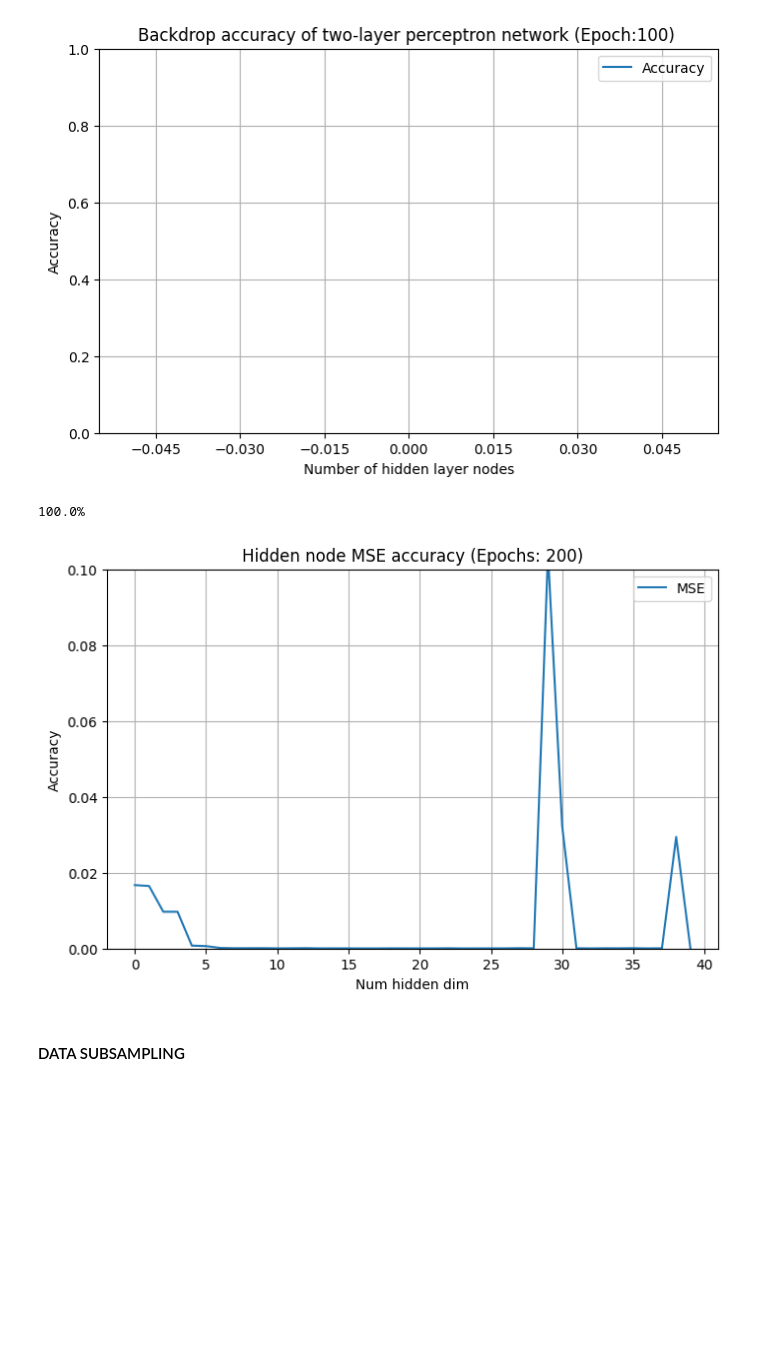
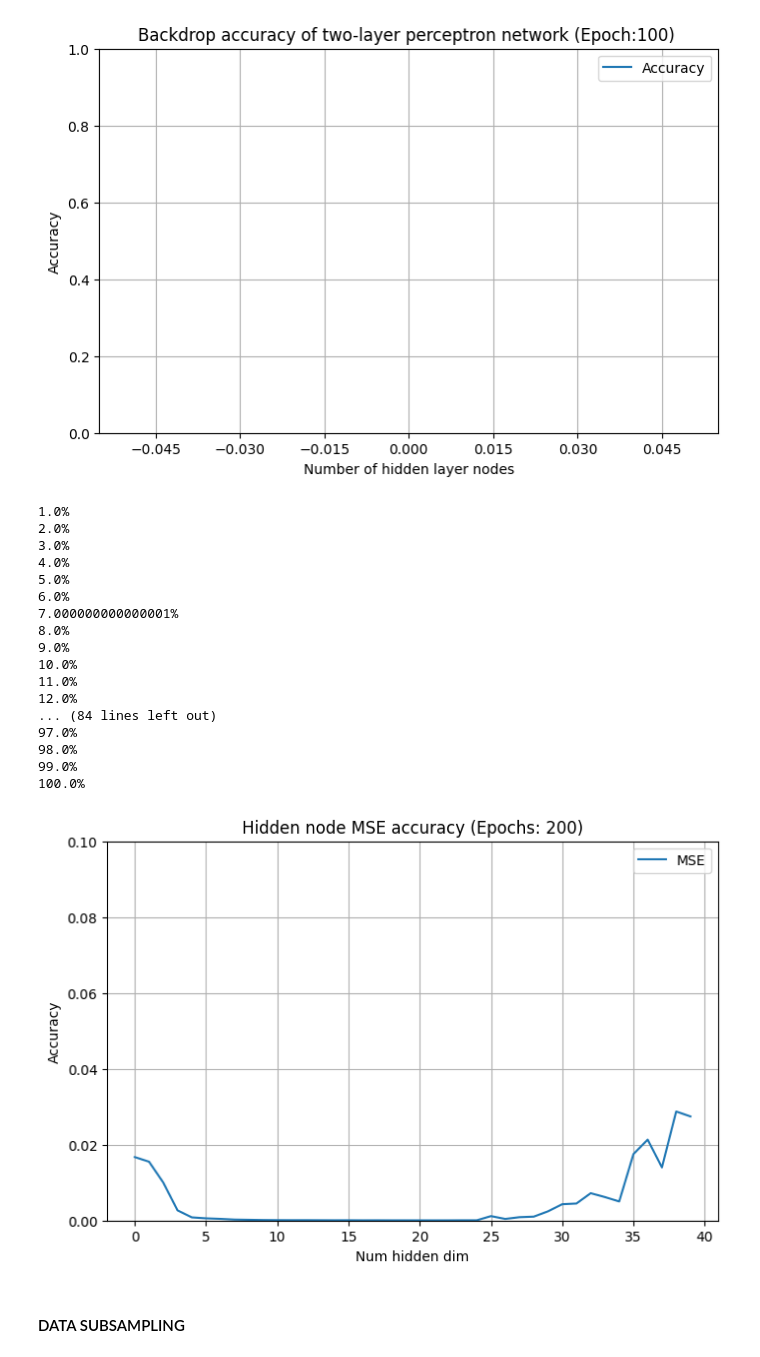
Before and after one commit to Ton3t3/DD2437, a Jupyter notebook: lab_1b/lab_1b_part_one.ipynb, the cells around one changed output. Drawn from its saved outputs; the diff is of its cells as text; code cells hidden in the pictures; blank space fills up the shorter version.

```diff
--- a/lab_1b/lab_1b_part_one.ipynb
+++ b/lab_1b/lab_1b_part_one.ipynb
@@ -399,6 +399,19 @@ def check_accuracy_gauss(w,v,X,t):
           correct += 1
   return correct / X.shape[1]
 
+def plot_accuracy_gauss(mse_history, title, title_suffix=''):
+    plt.figure(figsize=(8, 5))
+    plt.plot(mse_history, label='MSE')
+    plt.title(title + " " + title_suffix)
+    plt.xlabel('Epochs')
+    plt.ylabel('Accuracy')
+    plt.ylim(0, 0.5)
+    plt.grid()
+    plt.gca().xaxis.set_major_locator(MaxNLocator(integer=True))
+    plt.legend()
+    plt.show()
+
+
 '''
 Mean Squared Error accuracy function
 Follows the formula: MSE = 1/N * sum((t - Z_data)^2) / 4
@@ -416,12 +429,17 @@ def dataset_splitter(X_full, t_full, percentage):
     t_train = t_full
     return X_train, t_train, None, None
   else:
-    subsamp = np.random.choice(X_full.shape[1], size = int(X_full.shape[1]*percentage), replace=False)
-    subsamp = np.sort(subsamp)
-    X_val = np.delete(X_full, subsamp, axis=1)
-    t_val = np.delete(t_full, subsamp, axis=1)
-    X_train = X_full[:,subsamp]
-    t_train = t_full[:,subsamp]
+    # subsamp = np.random.choice(X_full.shape[1], size = int(X_full.shape[1]*percentage), replace=False)
+    # subsamp = np.sort(subsamp)
+    # X_val = np.delete(X_full, subsamp, axis=1)
+    # t_val = np.delete(t_full, subsamp, axis=1)
+    # X_train = X_full[:,subsamp]
+    # t_train = t_full[:,subsamp]
+    subsamp = int(percentage * X_full.shape[1])
+    X_train = X_full[:,:subsamp]
+    t_train = t_full[:,:subsamp]
+    X_val = X_full[:,subsamp:]
+    t_val = t_full[:,subsamp:]
 
     return X_train, t_train, X_val, t_val
 
@@ -440,7 +458,6 @@ def backprop_gauss(X_full, t_full, hidden_dim, percentage=None, batch_size=None)
     # xx_v, yy_v = np.meshgrid(x_v,y_v)
     # X_val, t_val = pattern_target_generator(xx_v, yy_v) #SAME PROCESS AS WITH TRAINING
     perm_val = np.random.permutation(X_val.shape[1])
-    X_val, t_val = X_val[:,perm_val], t_val[:,perm_val]
     X_val, t_val = X_val[:,perm_val], t_val[:,perm_val]
   else:
     X_val = X_train
@@ -488,8 +505,13 @@ def backprop_gauss(X_full, t_full, hidden_dim, percentage=None, batch_size=None)
       v += learning_rate*delta_v
 
     # We only check accuracy and MSE after each epoch, not for each batch
-    classification_accuracy_history.append(check_accuracy_gauss(w,v,X_val,t_val))
-    mse_history.append(mse_gauss(w,v,X_val,t_val))
+    # classification_accuracy_history.append(check_accuracy_gauss(w,v,X_val,t_val))
+    if percentage is not None:
+      X_available = np.hstack([X_train, X_val])
+      t_available = np.hstack([t_train, t_val])
+      mse_history.append(mse_gauss(w,v,X_available, t_available))
+    else:
+      mse_history.append(mse_gauss(w,v,X_val,t_val))
     w_history.append(w.copy())
     v_history.append(v.copy())
     #print(f'Epoch {_+1}/{number_epochs} - Accuracy: {accuracy*100:.2f}%')
@@ -502,7 +524,7 @@ y = np.linspace(-5,5,21)
 number_epochs = 200
 hidden_nodes = 40
 total_hidden_node_mse = []
-num_iterations = 1
+num_iterations = 100
 for a in range(num_iterations):
   hidden_node_mse = []
   for i in range(hidden_nodes):
@@ -515,34 +537,50 @@ for a in range(num_iterations):
     # ax.set_xlabel('x')
     # ax.set_ylabel('y')
     # ax.set_zlabel('z')
     # ax.set_title(f"Num hidden dimensions: {i}")
     # title = f'Backprop with two-layer perceptron network (Hidden layer: {i})'
     # plot_accuracy(mse_history, classification_accuracy_history, title)
     # print(f"MSE end: {mse_history[-1]}\n")
     hidden_node_mse.append(mse_history[-1])
   if a == 0:
     total_hidden_node_mse = np.array(hidden_node_mse).reshape(1,hidden_nodes)
   else:
     new_hidden_node_mse = np.array(hidden_node_mse).reshape(1,hidden_nodes)
     total_hidden_node_mse = np.vstack((new_hidden_node_mse, total_hidden_node_mse))
   # print(np.array(total_hidden_node_mse).shape)
   print(f"{(a+1)/num_iterations*100}%")
 total_hidden_node_mse = np.array(total_hidden_node_mse).reshape(num_iterations, hidden_nodes)
 plot_total_hidden_node_mse = np.mean(total_hidden_node_mse, axis=0)
 # print(plot_total_hidden_node_mse.shape)
 plt.figure(figsize=(8, 5))
 plt.plot(plot_total_hidden_node_mse, label='MSE')
 plt.title(f"Hidden node MSE accuracy (Epochs: {number_epochs})")
 plt.xlabel('Num hidden dim')
 plt.ylabel('Accuracy')
 plt.ylim(0, 0.1)
 plt.grid()
 plt.gca().xaxis.set_major_locator(MaxNLocator(integer=True))
 plt.legend()
 plt.show()
 # %% [output]
+1.0%
+2.0%
+3.0%
+4.0%
+5.0%
+6.0%
+7.000000000000001%
+8.0%
+9.0%
+10.0%
+11.0%
+12.0%
+... (84 lines left out)
+97.0%
+98.0%
+99.0%
 100.0%
-[figure, old version]
+[figure, new version]
 # %% [markdown]
 #### DATA SUBSAMPLING
 # %%
```
Also changed, not shown: parts of 1 cell of this notebook.
